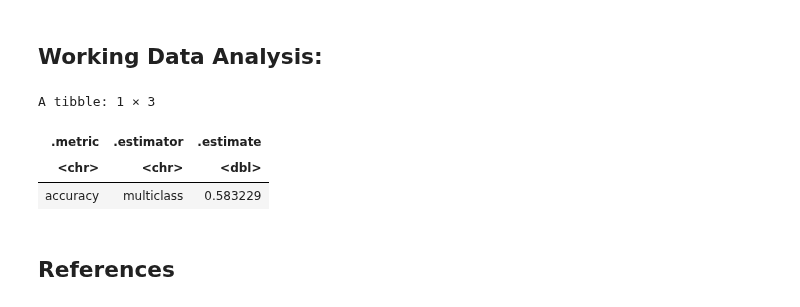
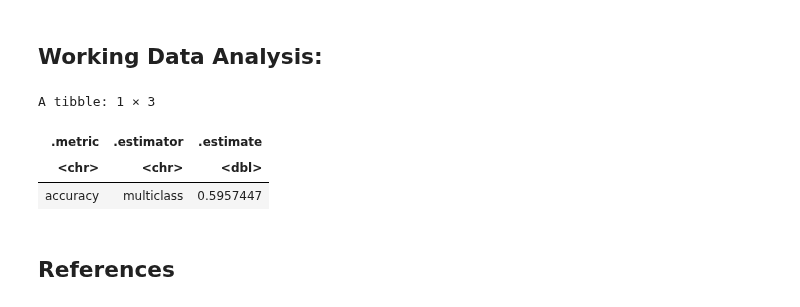
Before and after one commit to jon-chow/DSCI100-WineQualityAnalysis, a Jupyter notebook: Proposal.ipynb, the cells around one changed output. Cells and saved outputs as stored; diff of their text form; code cells hidden in the pictures.

Commit message:
Using best k on predictors

```diff
--- a/Proposal.ipynb
+++ b/Proposal.ipynb
@@ -197,52 +197,77 @@ Future questions that may arise include those concerned over what other potentia
 
 set.seed(7)
 
-predictor_train_data <- train_data %>% select(-c(fixed_acidity, volatile_acidity, citric_acid, free_so2))
+predictor_train_data <- train_data %>% select(c(quality, fixed_acidity, residual_sugar, alcohol, sulphates, total_so2, fixed_acidity))
 
 recipe <- recipe(quality ~., data = predictor_train_data) %>%
 step_scale(all_predictors()) %>%
 step_center(all_predictors())
 
-# code below yeilded k = 46, with a mean of 0.575 accuracy
+model <- nearest_neighbor(weight_func = "rectangular", neighbors = tune()) %>%
+set_engine("kknn") %>%
+set_mode("classification")
 
-# model <- nearest_neighbor(weight_func = "rectangular", neighbors = tune()) %>%
-# set_engine("kknn") %>%
-# set_mode("classification")
+vfold <- vfold_cv(predictor_train_data, v = 5, strata = quality)
 
-# vfold <- vfold_cv(train_data, v = 5, strata = quality)
+# code below yeilded a very variable k plot of accuracy, best k's = 1, 6, 76, 36, 11, and 56. All a accuracies around 0.56.
+# so i limited it to a smaller range.
 
 # k_vals <- tibble(neighbors = seq(1,100,5))
 
 # train_fit <- workflow() %>%
 # add_recipe(recipe) %>%
 # add_model(model) %>%
 # tune_grid(resamples = vfold, grid = k_vals) %>%
 # collect_metrics() %>%
 # filter(.metric == "accuracy") %>%
 # arrange(mean)
-# train_fit
 
-best_model <- nearest_neighbor(weight_func = "rectangular", neighbors = 46) %>%
+# tail(train_fit)
+
+# k_plot <- ggplot(train_fit, aes(x=neighbors, y=mean)) + geom_point() + geom_line()
+# k_plot
+
+# code below yeilded a fairly variable k plot of accuracy, but k = 35 likely best for preventing under and overfitting.
+# k = 29 also does not vary as much from nearby points.
+
+# k_vals_2 <- tibble(neighbors = seq(25,80,2))
+
+# train_fit_2 <- workflow() %>%
+# add_recipe(recipe) %>%
+# add_model(model) %>%
+# tune_grid(resamples = vfold, grid = k_vals_2) %>%
+# collect_metrics() %>%
+# filter(.metric == "accuracy") %>%
+# arrange(mean)
+
+# tail(train_fit_2)
+
+# k_plot_2 <- ggplot(train_fit_2, aes(x=neighbors, y=mean)) + geom_point() + geom_line()
+# k_plot_2
+
+# using best model of k = 35, with accuracy 0.5587600.
+
+best_model <- nearest_neighbor(weight_func = "rectangular", neighbors = 35) %>%
 set_engine("kknn") %>%
 set_mode("classification")
 
 train_fit <- workflow() %>%
 add_recipe(recipe) %>%
 add_model(best_model) %>%
 fit(predictor_train_data)
 
 predict_accuracy <- predict(train_fit, test_data) %>%
 bind_cols(test_data) %>%
 metrics(truth = quality, estimate = .pred_class) %>%
 filter(.metric == "accuracy")
 predict_accuracy
 
-# code above gives accuracy of 0.583
+# above code gives 0.5957447 evaluation accuracy which is better than chance alone.
 # %% [output]
 A tibble: 1 × 3
 | .metric | .estimator | .estimate |
 | <chr> | <chr> | <dbl> |
-| accuracy | multiclass | 0.583229 |
+| accuracy | multiclass | 0.5957447 |
 # %% [markdown]
 ## References
 # %% [markdown]
```
